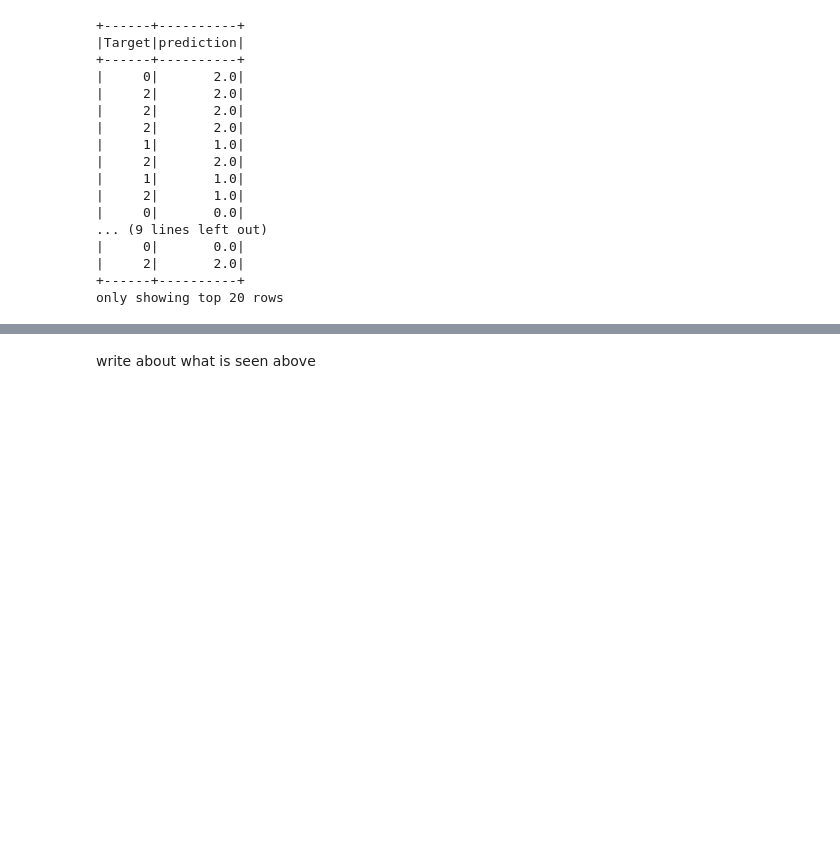
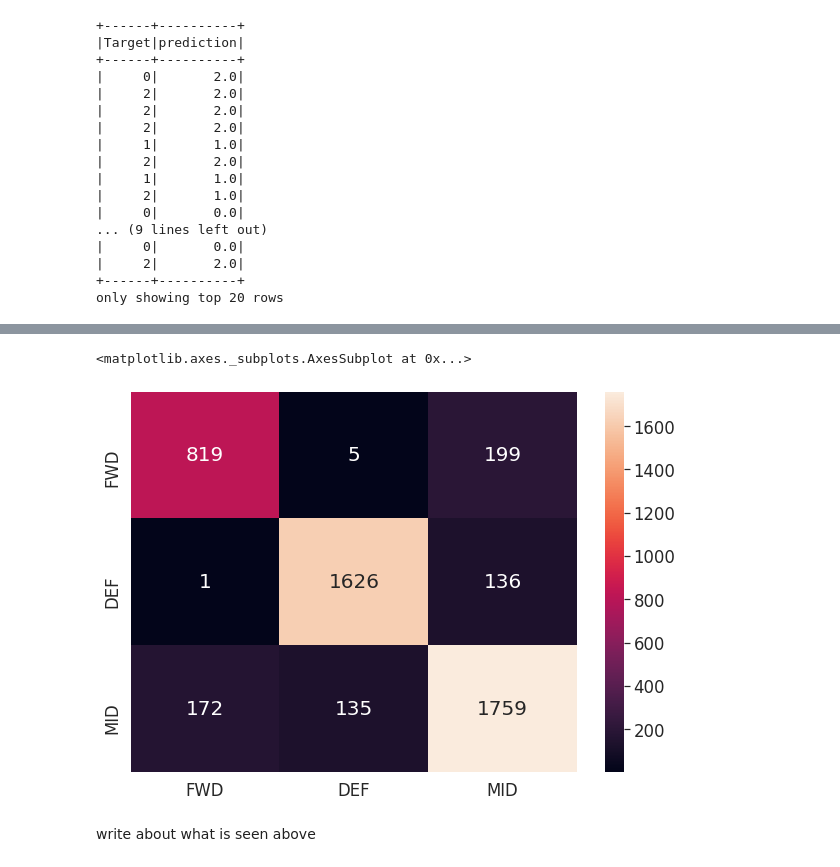
Before and after one commit to Gooner12/FIFA_2019, a Jupyter notebook: FIFA_2019_position_predict.ipynb, the cells around one changed output, grey strips where cells are left out. Drawn from its saved outputs; the diff is of its cells as text; code cells hidden in the pictures; blank space fills up the shorter version.

Commit message:
Organised the codes for position predictor

```diff
--- a/FIFA_2019_position_predict.ipynb
+++ b/FIFA_2019_position_predict.ipynb
@@ -115,6 +89,0 @@ Merging the 2019 and 2021 dataframe to get the overall, potential, value in 2021
-# %%
-# first renaming the id column in fifa 21 database same as the id column in fifa 19 database for merging later
-df_21 = df_21.withColumnRenamed('sofifa_id','ID')
-# joining the two dataframes on id and only merging overall, potential and value_eur to the fifa 19 database
-df = df_19.join(df_21['ID','overall','potential','value_eur'], on=['ID'], how='left_outer')
-df.show()
@@ -1402,3 +1147,7 @@ prediction_logistic_regression.show()
 |     2|       2.0|
 +------+----------+
 only showing top 20 rows
+# %%
+# obtaining confusion matrix for three classifiers
+confusion_matrix_lr2, metrics_lr2 = calculate_confusion_matrix(prediction_logistic_regression)
+performance_lr2 = calculate_performance_metrics_position(metrics_lr2)
@@ -1405,2 +1181,15 @@ only showing top 20 rows
+# %%
+# creating a heatmap from the confusion matrix
+import seaborn as sn
+labels = ['FWD', 'DEF', 'MID'] # specifying the labels in our data based on encoding
+#creating a dataframe from the confusion matrix
+confusion_df = pd.DataFrame(confusion_matrix_lr2, index = [i for i in labels], columns = [i for i in labels])
+plt.figure(figsize=(10,7))
+sn.set(font_scale=1.5) # setting the label size
+# drawing the heat map along with displaying values in a digit format and setting the digit size
+sn.heatmap(confusion_df, annot=True, fmt='d', annot_kws={'size': 20})
+# %% [output]
+<matplotlib.axes._subplots.AxesSubplot at 0x...>
+[figure, added]
 # %% [markdown]
 write about what is seen above
```
Also changed, not shown: parts of 52 cells of this notebook.
